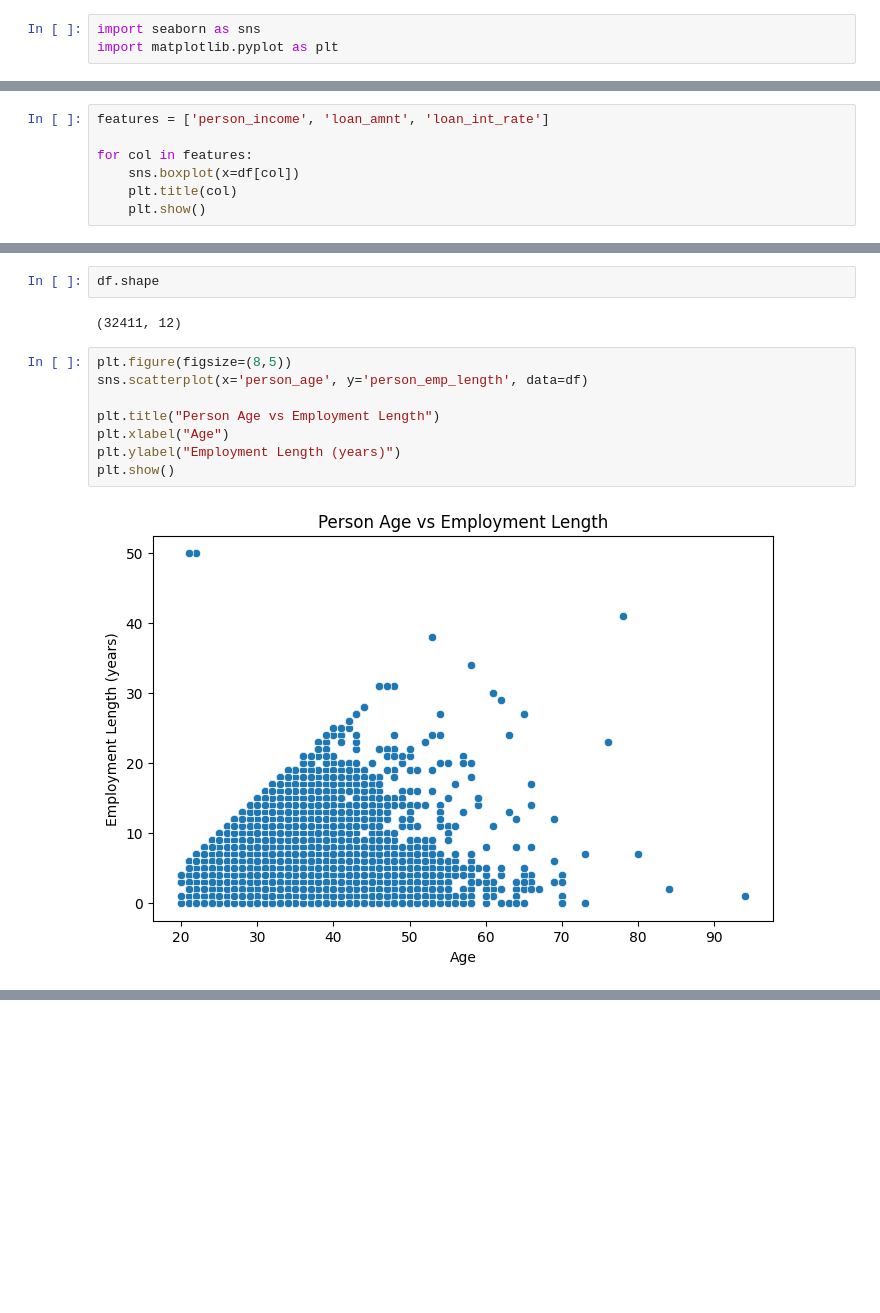
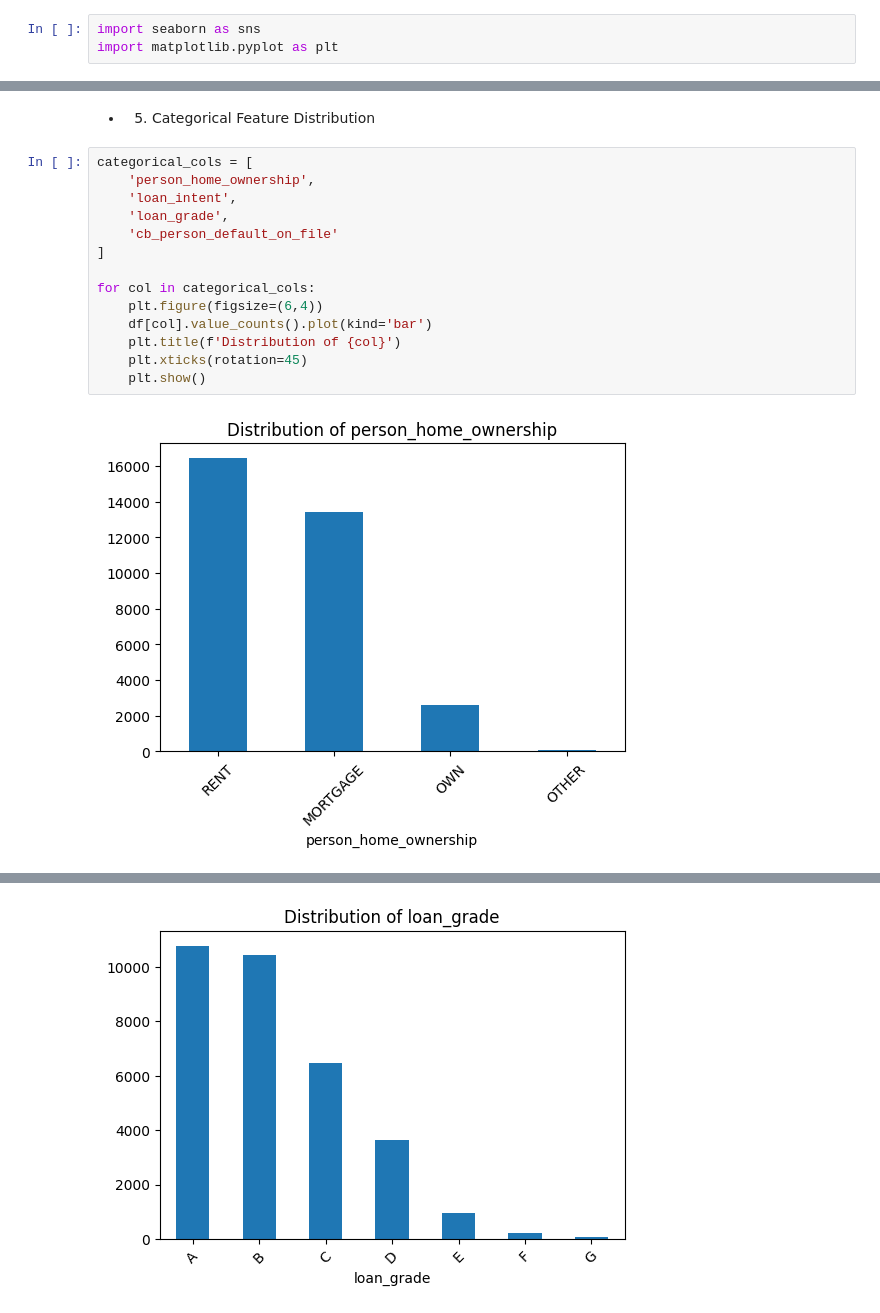
Before and after one commit to Gechtyoeng/DATA-SCIENCE-CREDIT-SCORING, a Jupyter notebook: credit_scoring/notebooks/data_eda.ipynb, the cells around one changed output, grey strips where cells are left out. Drawn from its saved outputs; the diff is of its cells as text; blank space fills up the shorter version.

```diff
--- a/credit_scoring/notebooks/data_eda.ipynb
+++ b/credit_scoring/notebooks/data_eda.ipynb
@@ -193,7 +128,0 @@ plt.show()
-# %%
-features = ['person_income', 'loan_amnt', 'loan_int_rate']
-
-for col in features:
-    sns.boxplot(x=df[col])
-    plt.title(col)
-    plt.show()
@@ -204,14 +129,18 @@ for col in features:
-# %%
-df.shape
-# %% [output]
-(32411, 12)
-# %%
-plt.figure(figsize=(8,5))
-sns.scatterplot(x='person_age', y='person_emp_length', data=df)
-
-plt.title("Person Age vs Employment Length")
-plt.xlabel("Age")
-plt.ylabel("Employment Length (years)")
-plt.show()
-# %% [output]
-[figure, removed]
+# %% [markdown]
+- 5. Categorical Feature Distribution
+# %%
+categorical_cols = [
+    'person_home_ownership',
+    'loan_intent',
+    'loan_grade',
+    'cb_person_default_on_file'
+]
+
+for col in categorical_cols:
+    plt.figure(figsize=(6,4))
+    df[col].value_counts().plot(kind='bar')
+    plt.title(f'Distribution of {col}')
+    plt.xticks(rotation=45)
+    plt.show()
+# %% [output]
+[figure, added]
@@ -217,0 +148 @@ plt.show()
+[figure, added]
```
Also changed, not shown: parts of 34 cells of this notebook, 3 other files.
